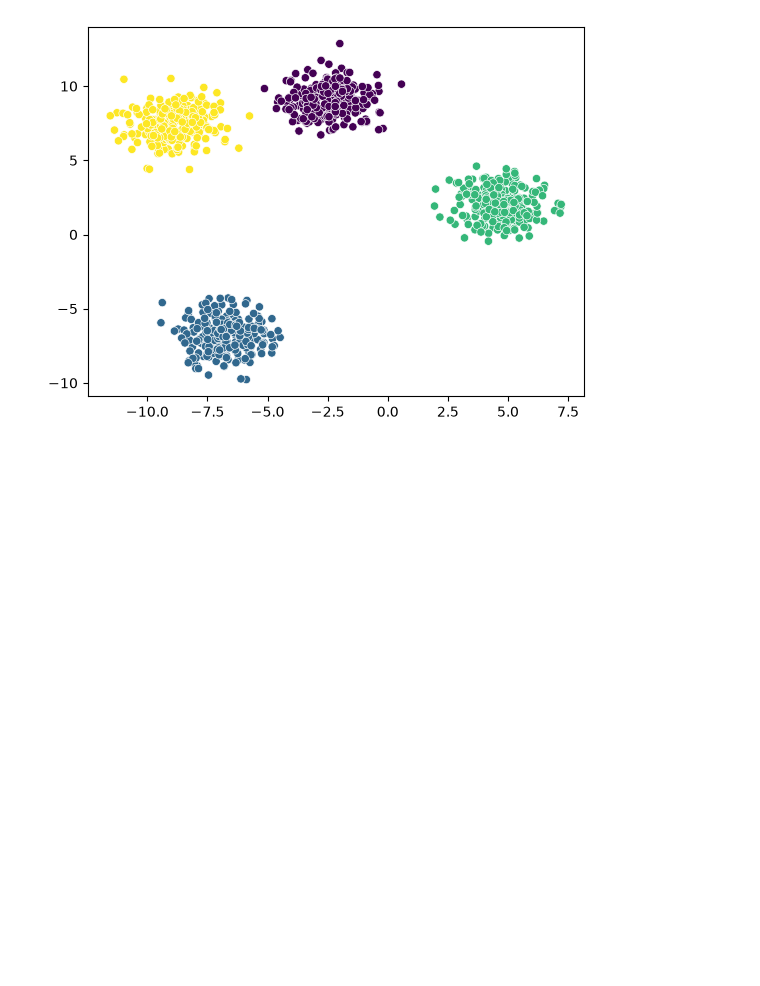
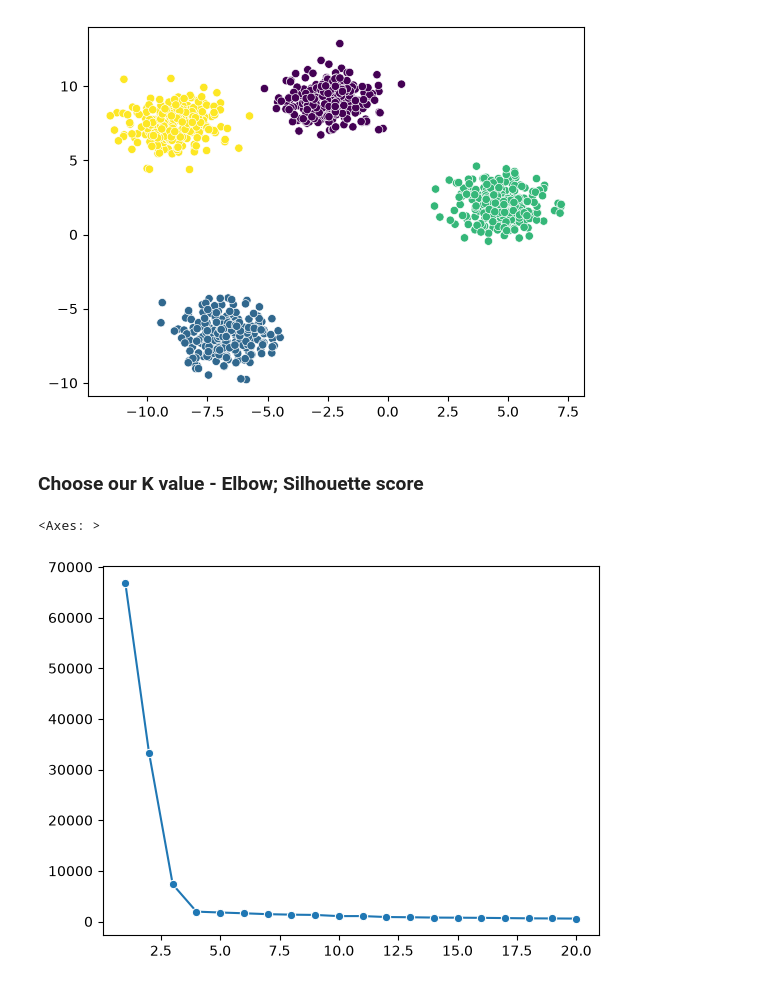
Before and after one commit to ravihw7/ML-Algorithms, a Jupyter notebook: 10-Clustering/10.1-K_Means/k_means.ipynb, the cells around one changed output. Cells and saved outputs as stored; diff of their text form; code cells hidden in the pictures; blank space fills up the shorter version.

Commit message:
Manually Implemented elbow method

```diff
--- a/10-Clustering/10.1-K_Means/k_means.ipynb
+++ b/10-Clustering/10.1-K_Means/k_means.ipynb
@@ -32,3 +32,18 @@ sns.scatterplot(x=X[:,0], y=X[:,1], c=labels)
 # %% [output]
 <Axes: >
 [figure]
+# %% [markdown]
+### Choose our K value - Elbow; Silhouette score
+# %%
+# Elbow Method
+wcss=[]
+
+for k in range(1,21):
+    kmeans=KMeans(n_clusters=k)
+    kmeans.fit_predict(X)
+    wcss.append(kmeans.inertia_)
+# %%
+sns.lineplot(x=range(1,21),y=wcss, marker='o')
+# %% [output]
+<Axes: >
+[figure, added]
```
